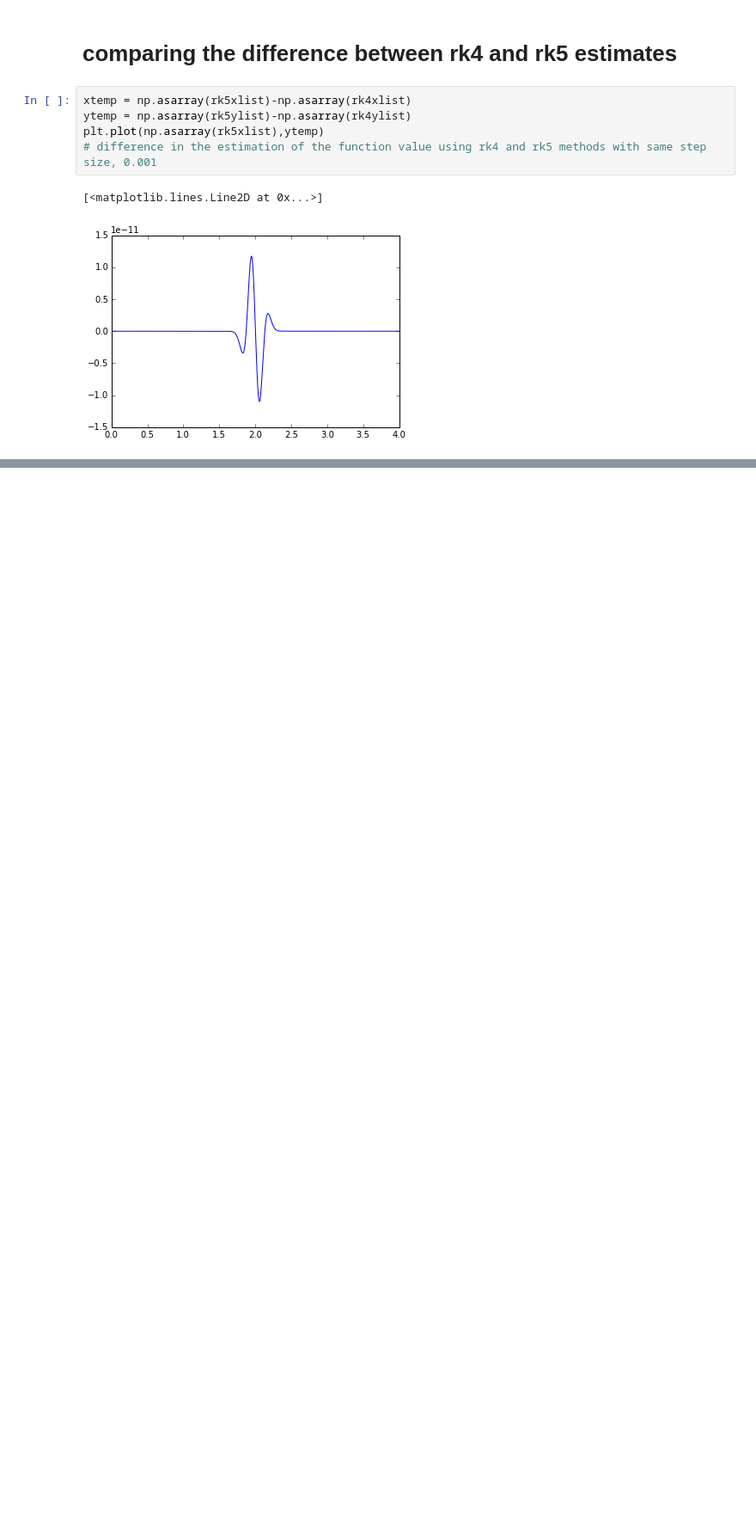
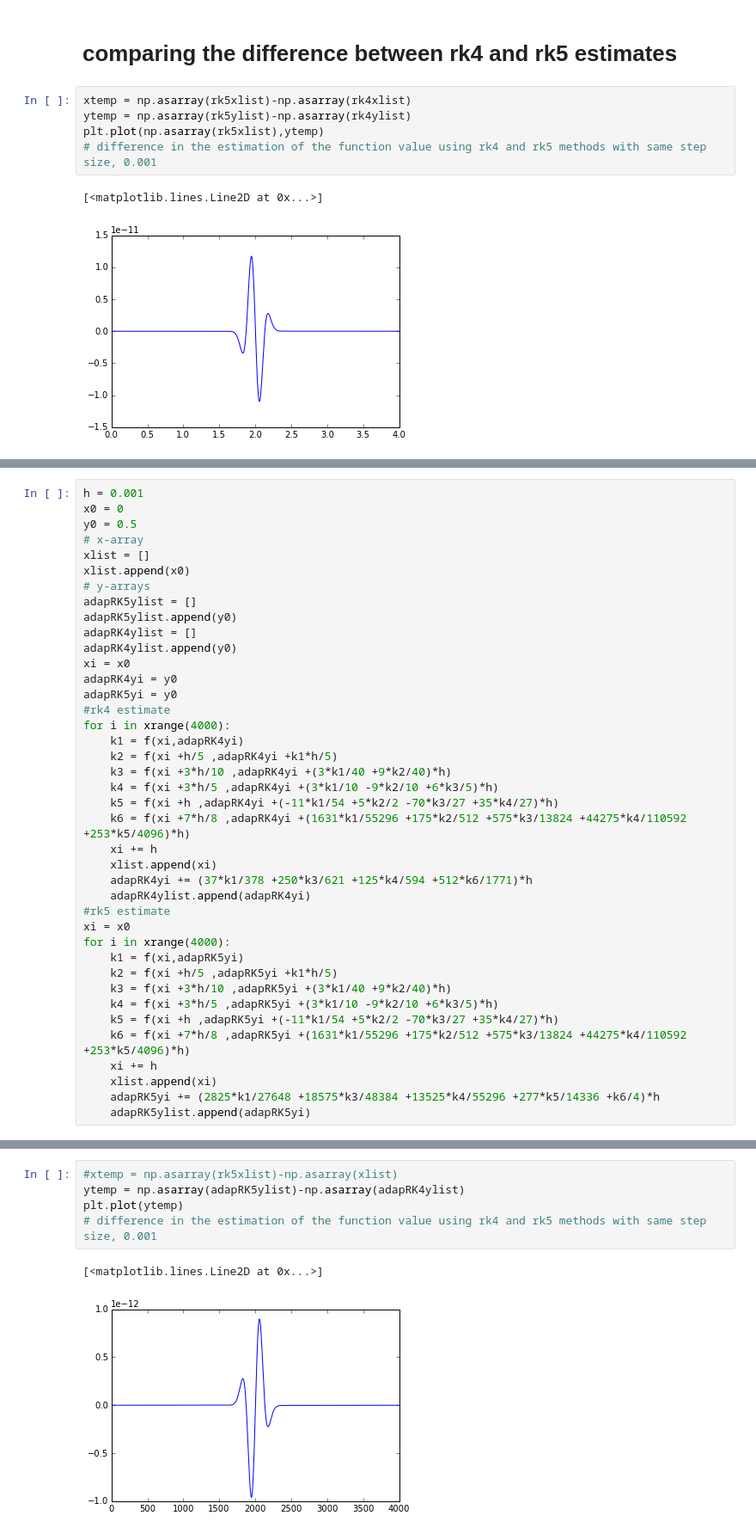
Before and after one commit to rahulporuri/computational_physics, a Jupyter notebook: rk2_simple_harmonic_oscillator.ipynb, the cells around one changed output, grey strips where cells are left out. Shown: that part at 86% size. Drawn from its saved outputs; the diff is of its cells as text; blank space fills up the shorter version.

Commit message:
adaptive step size rk4-rk5 algorithm v0

```diff
--- a/rk2_simple_harmonic_oscillator.ipynb
+++ b/rk2_simple_harmonic_oscillator.ipynb
@@ -212,0 +216,40 @@ plt.plot(np.asarray(rk5xlist),ytemp)
+# %%
+h = 0.001
+x0 = 0
+y0 = 0.5
+# x-array
+xlist = []
+xlist.append(x0)
+# y-arrays
+adapRK5ylist = []
+adapRK5ylist.append(y0)
+adapRK4ylist = []
+adapRK4ylist.append(y0)
+xi = x0
+adapRK4yi = y0
+adapRK5yi = y0
+#rk4 estimate
+for i in xrange(4000):
+    k1 = f(xi,adapRK4yi)
+    k2 = f(xi +h/5 ,adapRK4yi +k1*h/5)
+    k3 = f(xi +3*h/10 ,adapRK4yi +(3*k1/40 +9*k2/40)*h)
+    k4 = f(xi +3*h/5 ,adapRK4yi +(3*k1/10 -9*k2/10 +6*k3/5)*h)
+    k5 = f(xi +h ,adapRK4yi +(-11*k1/54 +5*k2/2 -70*k3/27 +35*k4/27)*h)
+    k6 = f(xi +7*h/8 ,adapRK4yi +(1631*k1/55296 +175*k2/512 +575*k3/13824 +44275*k4/110592 +253*k5/4096)*h)
+    xi += h
+    xlist.append(xi)
+    adapRK4yi += (37*k1/378 +250*k3/621 +125*k4/594 +512*k6/1771)*h
+    adapRK4ylist.append(adapRK4yi)
+#rk5 estimate
+xi = x0
+for i in xrange(4000):
+    k1 = f(xi,adapRK5yi)
+    k2 = f(xi +h/5 ,adapRK5yi +k1*h/5)
+    k3 = f(xi +3*h/10 ,adapRK5yi +(3*k1/40 +9*k2/40)*h)
+    k4 = f(xi +3*h/5 ,adapRK5yi +(3*k1/10 -9*k2/10 +6*k3/5)*h)
+    k5 = f(xi +h ,adapRK5yi +(-11*k1/54 +5*k2/2 -70*k3/27 +35*k4/27)*h)
+    k6 = f(xi +7*h/8 ,adapRK5yi +(1631*k1/55296 +175*k2/512 +575*k3/13824 +44275*k4/110592 +253*k5/4096)*h)
+    xi += h
+    xlist.append(xi)
+    adapRK5yi += (2825*k1/27648 +18575*k3/48384 +13525*k4/55296 +277*k5/14336 +k6/4)*h
+    adapRK5ylist.append(adapRK5yi)
@@ -212,0 +259,8 @@ plt.plot(np.asarray(rk5xlist),ytemp)
+# %%
+#xtemp = np.asarray(rk5xlist)-np.asarray(xlist)
+ytemp = np.asarray(adapRK5ylist)-np.asarray(adapRK4ylist)
+plt.plot(ytemp)
+# difference in the estimation of the function value using rk4 and rk5 methods with same step size, 0.001
+# %% [output]
+[<matplotlib.lines.Line2D at 0x...>]
+[figure, added]
```
Also changed, not shown: parts of 2 cells of this notebook.
